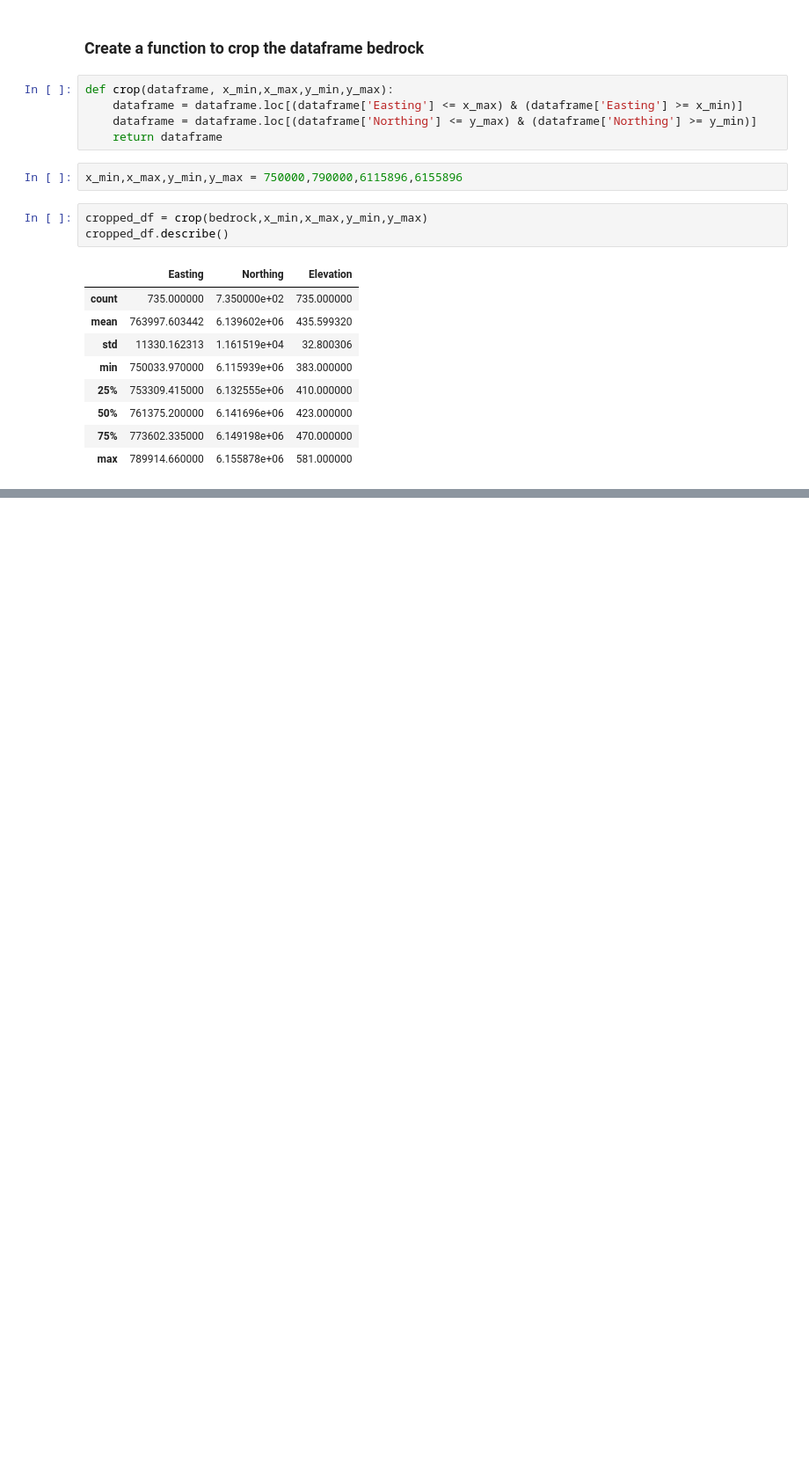
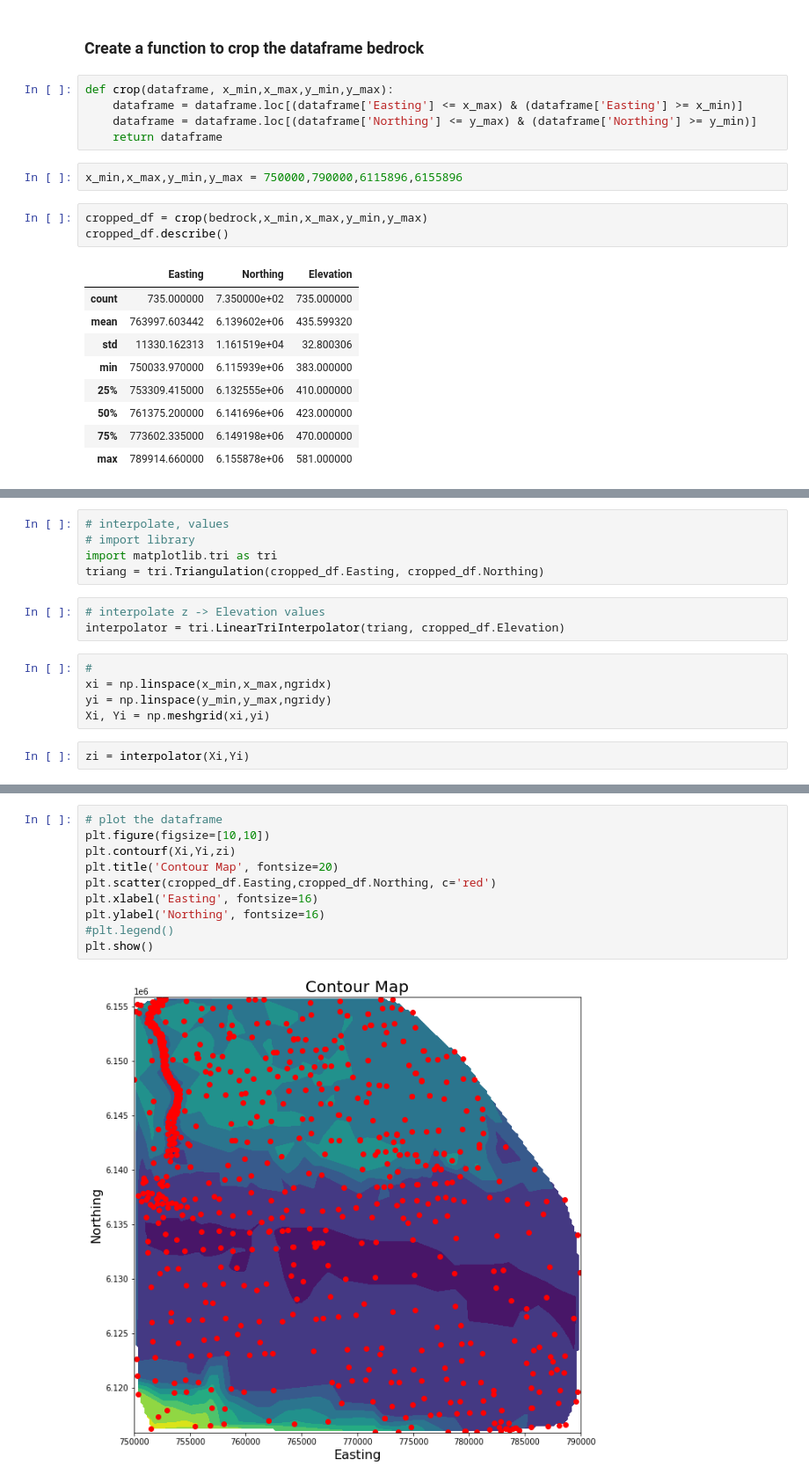
Before and after one commit to r3card0/Subsurface_Mapping, a Jupyter notebook: Subsurface_Mapping.ipynb, the cells around one changed output, grey strips where cells are left out. Shown at 88% size. Drawn from its saved outputs; the diff is of its cells as text; blank space fills up the shorter version.

```diff
--- a/Subsurface_Mapping.ipynb
+++ b/Subsurface_Mapping.ipynb
@@ -258,0 +277,15 @@ cropped_df.describe()
+# %%
+# interpolate, values
+# import library
+import matplotlib.tri as tri
+triang = tri.Triangulation(cropped_df.Easting, cropped_df.Northing)
+# %%
+# interpolate z -> Elevation values
+interpolator = tri.LinearTriInterpolator(triang, cropped_df.Elevation)
+# %%
+#
+xi = np.linspace(x_min,x_max,ngridx)
+yi = np.linspace(y_min,y_max,ngridy)
+Xi, Yi = np.meshgrid(xi,yi)
+# %%
+zi = interpolator(Xi,Yi)
@@ -259,3 +299,15 @@ cropped_df.describe()
+# %%
+# plot the dataframe
+plt.figure(figsize=[10,10])
+plt.contourf(Xi,Yi,zi)
+plt.title('Contour Map', fontsize=20)
+plt.scatter(cropped_df.Easting,cropped_df.Northing, c='red')
+plt.xlabel('Easting', fontsize=16)
+plt.ylabel('Northing', fontsize=16)
+#plt.legend()
+plt.show()
+# %% [output]
+[figure, added]
 # %% [markdown]
 <a style='text-decoration:none;line-height:16px;display:flex;color:#5B5B62;padding:10px;justify-content:end;' href='https://deepnote.com?utm_source=created-in-deepnote-cell&projectId=22e90012-8c1c-4fa6-bf22-3fab8d76a457' target="_blank">
 <img alt='Created in deepnote.com' style='display:inline;max-height:16px;margin:0px;margin-right:7.5px;' src='embedded-picture-1' > </img>
```
Also changed, not shown: parts of 5 cells of this notebook.
